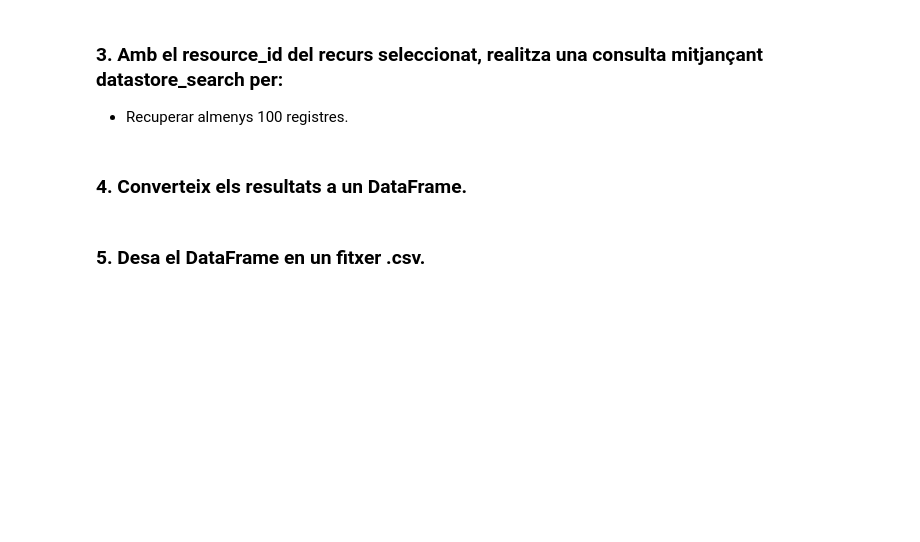
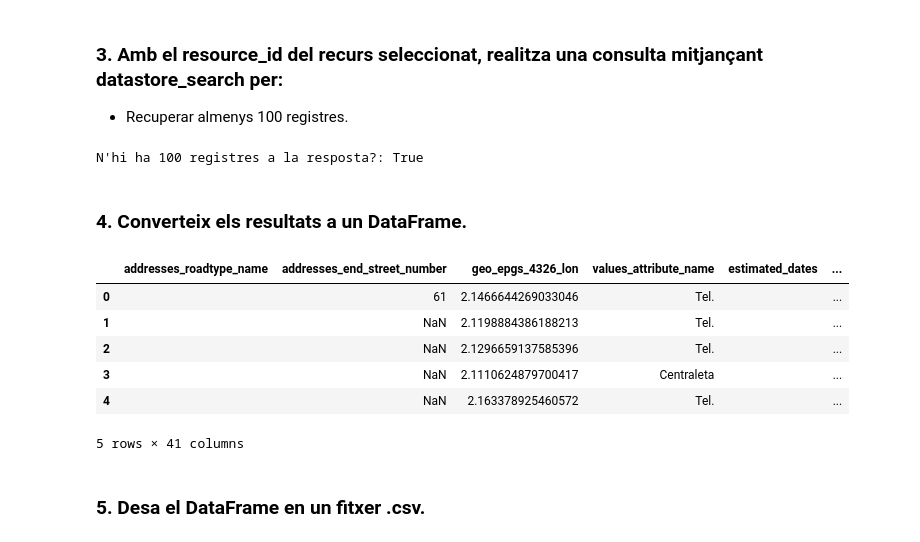
Before and after one commit to raulmabcn/DataAnalyst, a Jupyter notebook: Specialization/PythonAPIsREST/S1201.ipynb, the cells around one changed output. Drawn from its saved outputs; the diff is of its cells as text; code cells hidden in the pictures; blank space fills up the shorter version.

```diff
--- a/Specialization/PythonAPIsREST/S1201.ipynb
+++ b/Specialization/PythonAPIsREST/S1201.ipynb
@@ -274,3 +280,10 @@ API d'Open Data Barcelona
 ### 1. Utilitza l’API d’Open Data BCN per:
 
 *   Cercar un dataset del teu interès mitjançant package_search i package_show. .
+# %%
+open_url_action = 'https://opendata-ajuntament.barcelona.cat/data/api/action/'
+search_action   = 'package_search'
+search_param    = '?q=animales'
+
+search_data_url = open_url_action  + search_action +search_param
+answer_search = request_url_method( search_data_url )
@@ -280,7 +331,28 @@ API d'Open Data Barcelona
 ### 3. Amb el resource_id del recurs seleccionat, realitza una consulta mitjançant datastore_search per:
 
 *   Recuperar almenys 100 registres.
+# %%
+datastore_action = 'datastore_search'
+datastore_param  = f'?resource_id={resources[0]['resource_id']}&limit=100'
+datastore_url    = open_url_action  + datastore_action + datastore_param
+
+answer_datastore = request_url_method( datastore_url )
+# %%
+print( f"N'hi ha 100 registres a la resposta?: {len( answer_datastore.json()['result']['records'] ) == 100}" )
+# %% [output]
+N'hi ha 100 registres a la resposta?: True
 # %% [markdown]
 ### 4. Converteix els resultats a un DataFrame.
+# %%
+df_equipaments = pd.DataFrame( answer_datastore.json()['result']['records'] )
+df_equipaments.head()
+# %% [output]
+|  | addresses_roadtype_name | addresses_end_street_number | geo_epgs_4326_lon | values_attribute_name | estimated_dates | ... |
+| 0 |  | 61 | 2.1466644269033046 | Tel. |  | ... |
+| 1 |  | NaN | 2.1198884386188213 | Tel. |  | ... |
+| 2 |  | NaN | 2.1296659137585396 | Tel. |  | ... |
+| 3 |  | NaN | 2.1110624879700417 | Centraleta |  | ... |
+| 4 |  | NaN | 2.163378925460572 | Tel. |  | ... |
+5 rows × 41 columns
 # %% [markdown]
 ### 5. Desa el DataFrame en un fitxer .csv.
```
Also changed, not shown: parts of 8 cells of this notebook, 1 other file.
